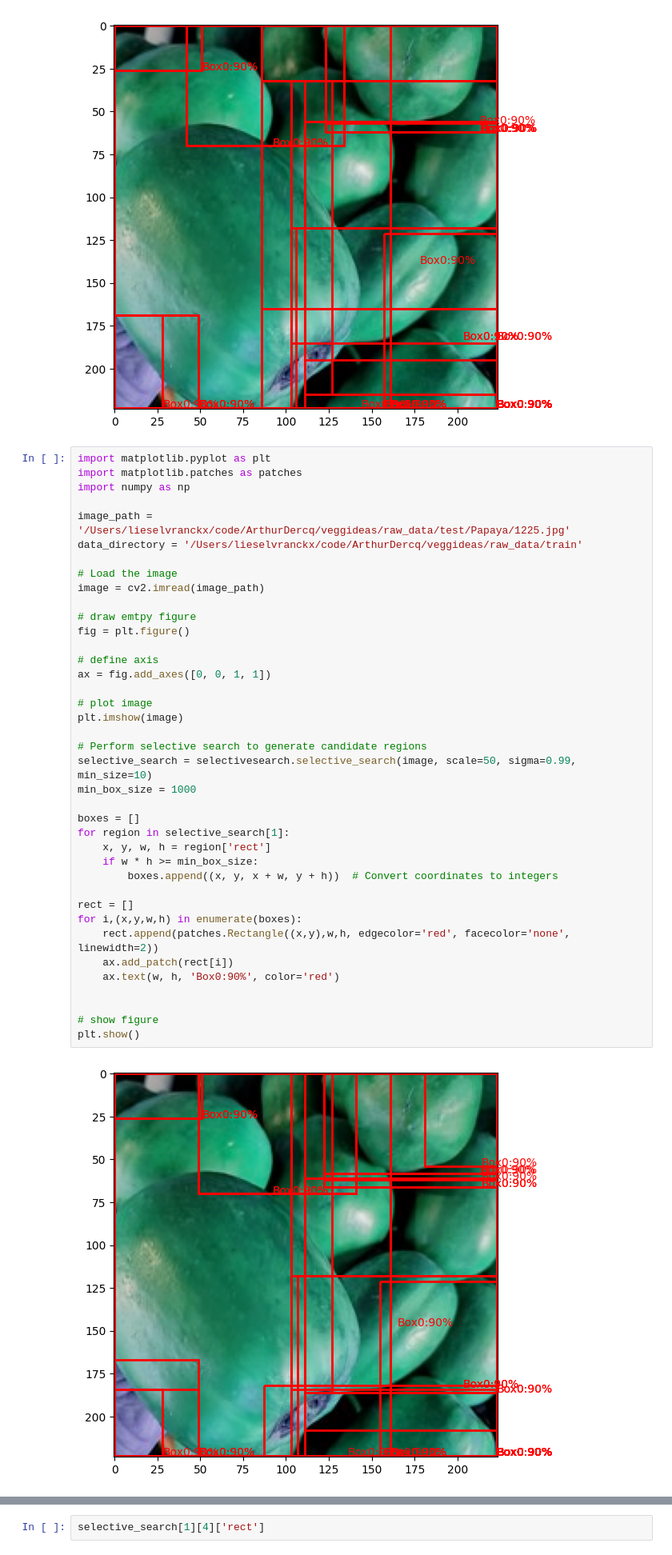
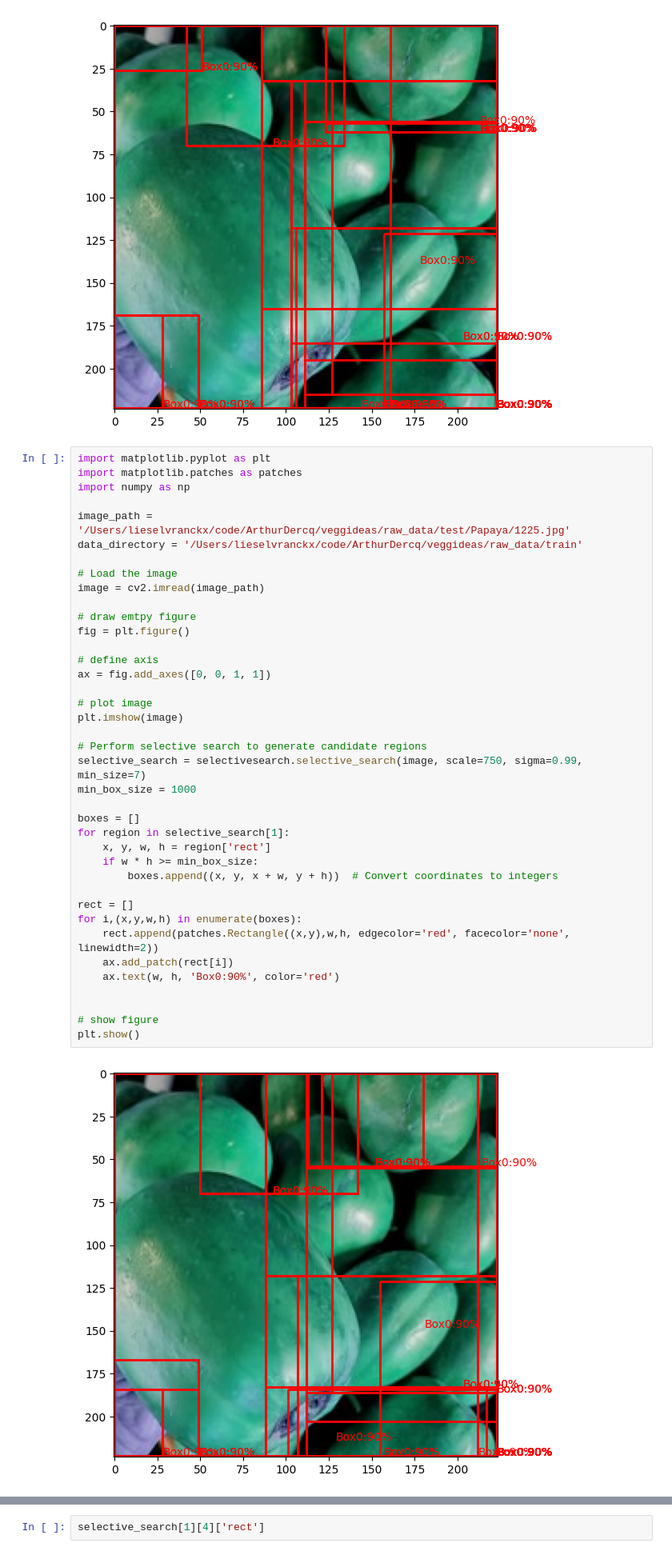
Before and after one commit to ArthurDercq/veggideas, a Jupyter notebook: notebooks/bounding_box.ipynb, the cells around one changed output, grey strips where cells are left out. Shown at 80% size. Cells and saved outputs as stored; diff of their text form.

```diff
--- a/notebooks/bounding_box.ipynb
+++ b/notebooks/bounding_box.ipynb
@@ -636,32 +636,32 @@ data_directory = '/Users/lieselvranckx/code/ArthurDercq/veggideas/raw_data/train
 image = cv2.imread(image_path)
 
 # draw emtpy figure
 fig = plt.figure()
 
 # define axis
 ax = fig.add_axes([0, 0, 1, 1])
 
 # plot image
 plt.imshow(image)
 
 # Perform selective search to generate candidate regions
-selective_search = selectivesearch.selective_search(image, scale=50, sigma=0.99, min_size=10)
+selective_search = selectivesearch.selective_search(image, scale=750, sigma=0.99, min_size=7)
 min_box_size = 1000
 
 boxes = []
 for region in selective_search[1]:
     x, y, w, h = region['rect']
     if w * h >= min_box_size:
         boxes.append((x, y, x + w, y + h))  # Convert coordinates to integers
 
 rect = []
 for i,(x,y,w,h) in enumerate(boxes):
     rect.append(patches.Rectangle((x,y),w,h, edgecolor='red', facecolor='none', linewidth=2))
     ax.add_patch(rect[i])
     ax.text(w, h, 'Box0:90%', color='red')
 
 
 # show figure
 plt.show()
 # %% [output]
-[figure, old version]
+[figure, new version]
```
Also changed, not shown: parts of 1 cell of this notebook.
